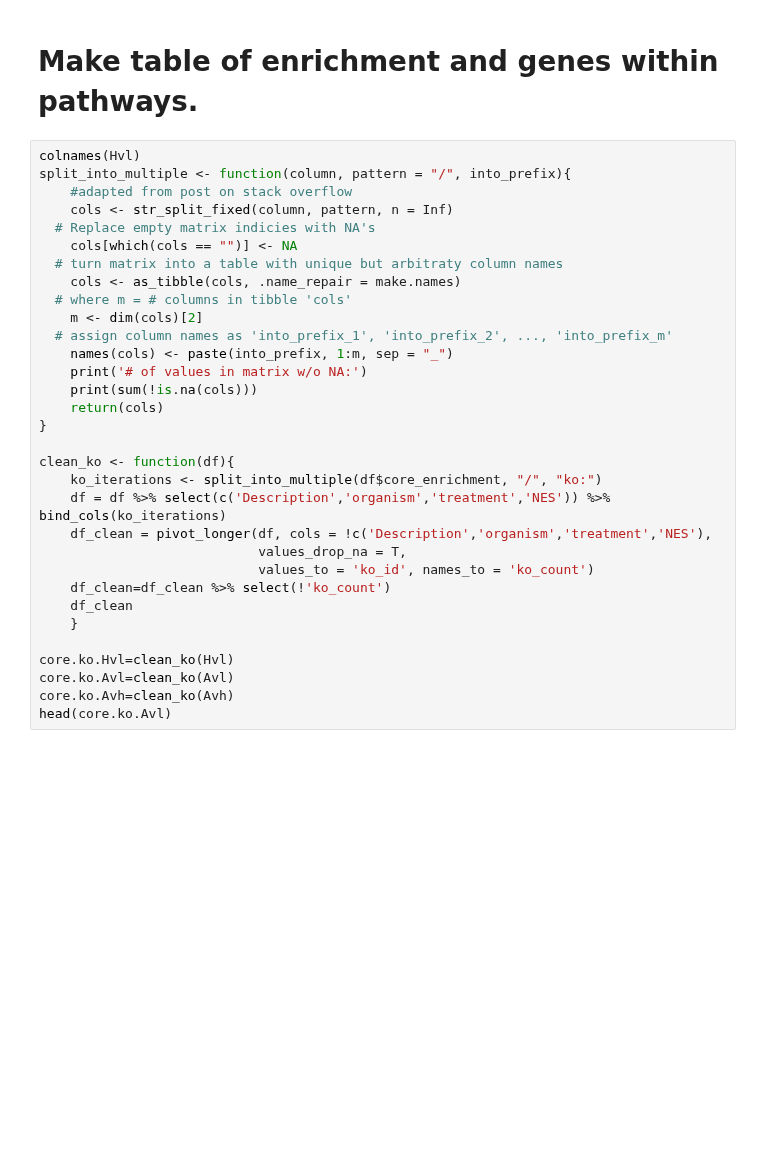
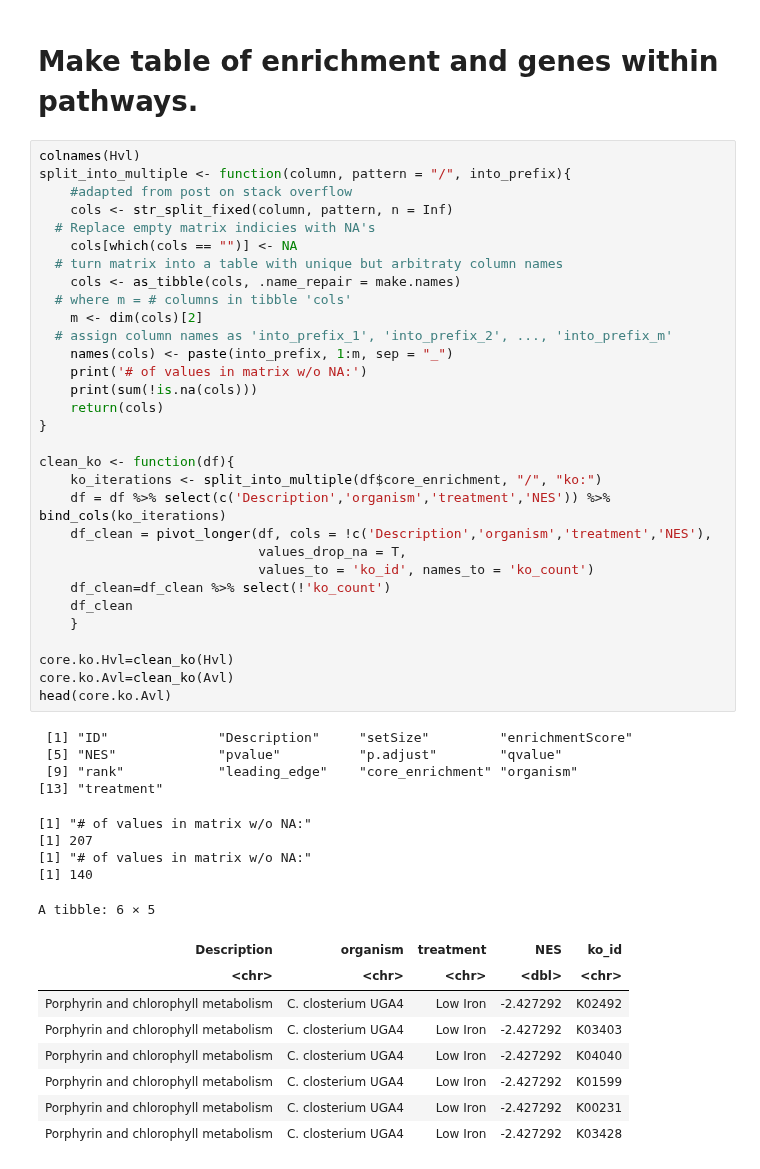
Before and after one commit to CohenLabUGA/SAB_isolates, a Jupyter notebook: jupyter_notebooks/clusterProfiler.ipynb, the cells around one changed output. Saved outputs shown, nothing was run; the diff lists cells and outputs as text; blank space fills up the shorter version.

Commit message:
redo enrichment

```diff
--- a/jupyter_notebooks/clusterProfiler.ipynb
+++ b/jupyter_notebooks/clusterProfiler.ipynb
@@ -309,32 +311,49 @@ gsea_dotplot_all
 colnames(Hvl)
 split_into_multiple <- function(column, pattern = "/", into_prefix){
     #adapted from post on stack overflow
     cols <- str_split_fixed(column, pattern, n = Inf)
   # Replace empty matrix indicies with NA's
     cols[which(cols == "")] <- NA
   # turn matrix into a table with unique but arbitraty column names
     cols <- as_tibble(cols, .name_repair = make.names)
   # where m = # columns in tibble 'cols'
     m <- dim(cols)[2]
   # assign column names as 'into_prefix_1', 'into_prefix_2', ..., 'into_prefix_m'
     names(cols) <- paste(into_prefix, 1:m, sep = "_")
     print('# of values in matrix w/o NA:')
     print(sum(!is.na(cols)))
     return(cols)
 }
 
 clean_ko <- function(df){
     ko_iterations <- split_into_multiple(df$core_enrichment, "/", "ko:")
     df = df %>% select(c('Description','organism','treatment','NES')) %>% bind_cols(ko_iterations)
     df_clean = pivot_longer(df, cols = !c('Description','organism','treatment','NES'),
                             values_drop_na = T,
                             values_to = 'ko_id', names_to = 'ko_count')
     df_clean=df_clean %>% select(!'ko_count')
     df_clean
     }
 
 core.ko.Hvl=clean_ko(Hvl)
 core.ko.Avl=clean_ko(Avl)
-core.ko.Avh=clean_ko(Avh)
 head(core.ko.Avl)
+# %% [output]
+ [1] "ID"              "Description"     "setSize"         "enrichmentScore"
+ [5] "NES"             "pvalue"          "p.adjust"        "qvalue"
+ [9] "rank"            "leading_edge"    "core_enrichment" "organism"
+[13] "treatment"
+[1] "# of values in matrix w/o NA:"
+[1] 207
+[1] "# of values in matrix w/o NA:"
+[1] 140
+A tibble: 6 × 5
+| Description | organism | treatment | NES | ko_id |
+| <chr> | <chr> | <chr> | <dbl> | <chr> |
+| Porphyrin and chlorophyll metabolism | C. closterium UGA4 | Low Iron | -2.427292 | K02492 |
+| Porphyrin and chlorophyll metabolism | C. closterium UGA4 | Low Iron | -2.427292 | K03403 |
+| Porphyrin and chlorophyll metabolism | C. closterium UGA4 | Low Iron | -2.427292 | K04040 |
+| Porphyrin and chlorophyll metabolism | C. closterium UGA4 | Low Iron | -2.427292 | K01599 |
+| Porphyrin and chlorophyll metabolism | C. closterium UGA4 | Low Iron | -2.427292 | K00231 |
+| Porphyrin and chlorophyll metabolism | C. closterium UGA4 | Low Iron | -2.427292 | K03428 |
 # %%
```
Also changed, not shown: parts of 9 cells of this notebook, 5 other files.
